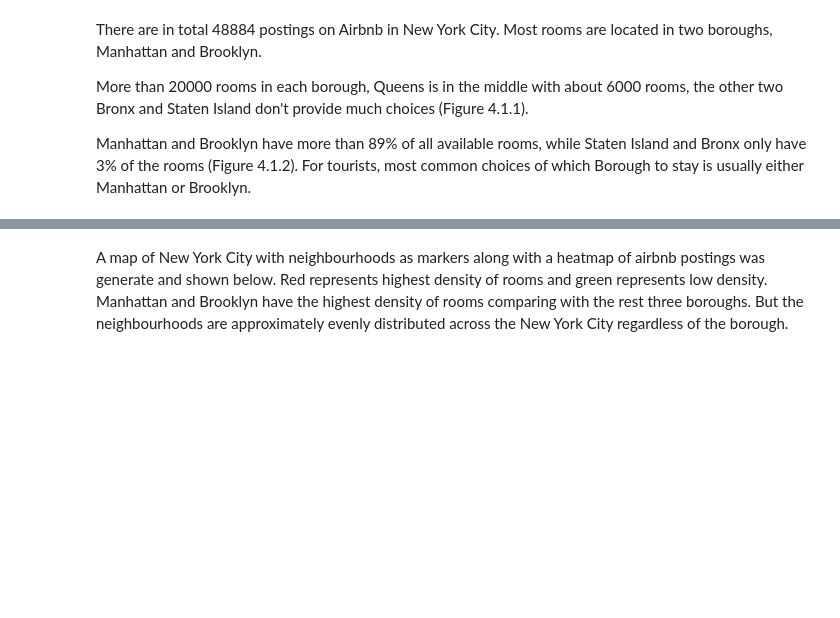
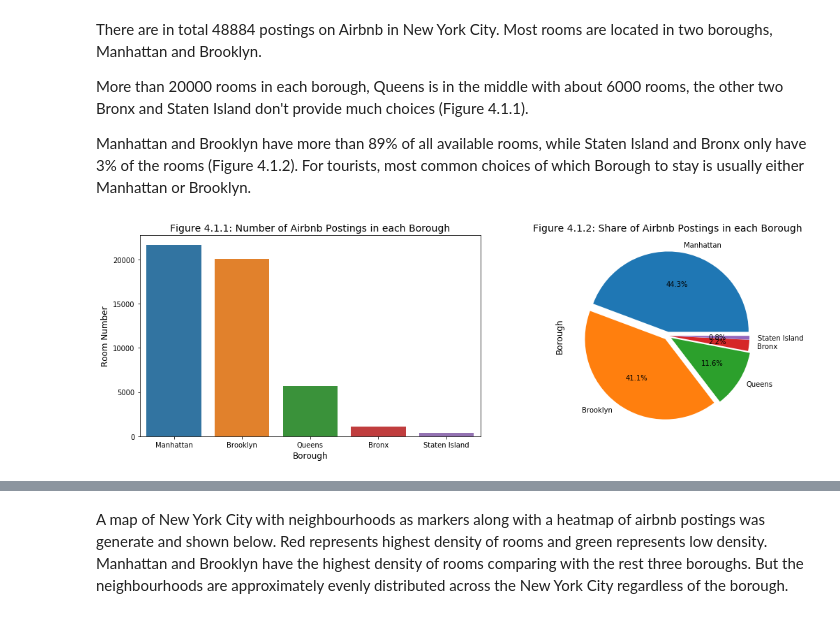
Before and after one commit to MaxYichenWang/NY-Airbnb, a Jupyter notebook: NY_Airbnb_Report.ipynb, the cells around one changed output, grey strips where cells are left out. Drawn from its saved outputs; the diff is of its cells as text; code cells hidden in the pictures; blank space fills up the shorter version.

```diff
--- a/NY_Airbnb_Report.ipynb
+++ b/NY_Airbnb_Report.ipynb
@@ -50,0 +84,3 @@ The venues in each neighbourhood can be obtained using Foursqaure API, which inc
+# %%
+airbnb = pd.read_csv('AB_NYC_2019.csv')
+airbnb.shape
@@ -66,0 +107,4 @@ By using the data of location, room type, minimum nights, reviews and availabili
+# %%
+# Drop rows with price = 0
+airbnb.drop(airbnb[airbnb['price']==0].index,inplace=True)
+airbnb.shape
@@ -86,6 +292,21 @@ There are in total 48884 postings on Airbnb in New York City. Most rooms are loc
 More than 20000 rooms in each borough, Queens is in the middle with about 6000 rooms, the other two Bronx and Staten Island don't provide much choices (Figure 4.1.1).
 
 Manhattan and Brooklyn have more than 89% of all available rooms, while Staten Island and Bronx only have 3% of the rooms (Figure 4.1.2). For tourists, most common choices of which Borough to stay is usually either Manhattan or Brooklyn.
+# %%
+f, (ax1, ax2) = plt.subplots(1, 2, figsize=(15, 5), tight_layout=True)
+
+airbnb['neighbourhood_group'].value_counts().plot.pie(explode=[0.05,0.05,0.05,0.02,0.02],autopct='%1.1f%%',ax=ax2)
+ax2.set_ylabel('Borough',fontsize=12)
+ax2.set_title('Figure 4.1.2: Share of Airbnb Postings in each Borough',fontsize=14)
+
+sns.barplot(x='index',y='neighbourhood_group',data=airbnb['neighbourhood_group'].value_counts().to_frame().reset_index(), ax=ax1)
+ax1.set_xlabel('Borough',fontsize=12)
+ax1.set_ylabel('Room Number',fontsize=12)
+ax1.set_title('Figure 4.1.1: Number of Airbnb Postings in each Borough',fontsize=14)
+
+plt.show()
+# %% [output]
+[figure, added]
 # %% [markdown]
 <img src="Images/Number and ratio of Airbnb rooms in each borough.png">
 # %% [markdown]
```
Also changed, not shown: parts of 30 cells of this notebook.
